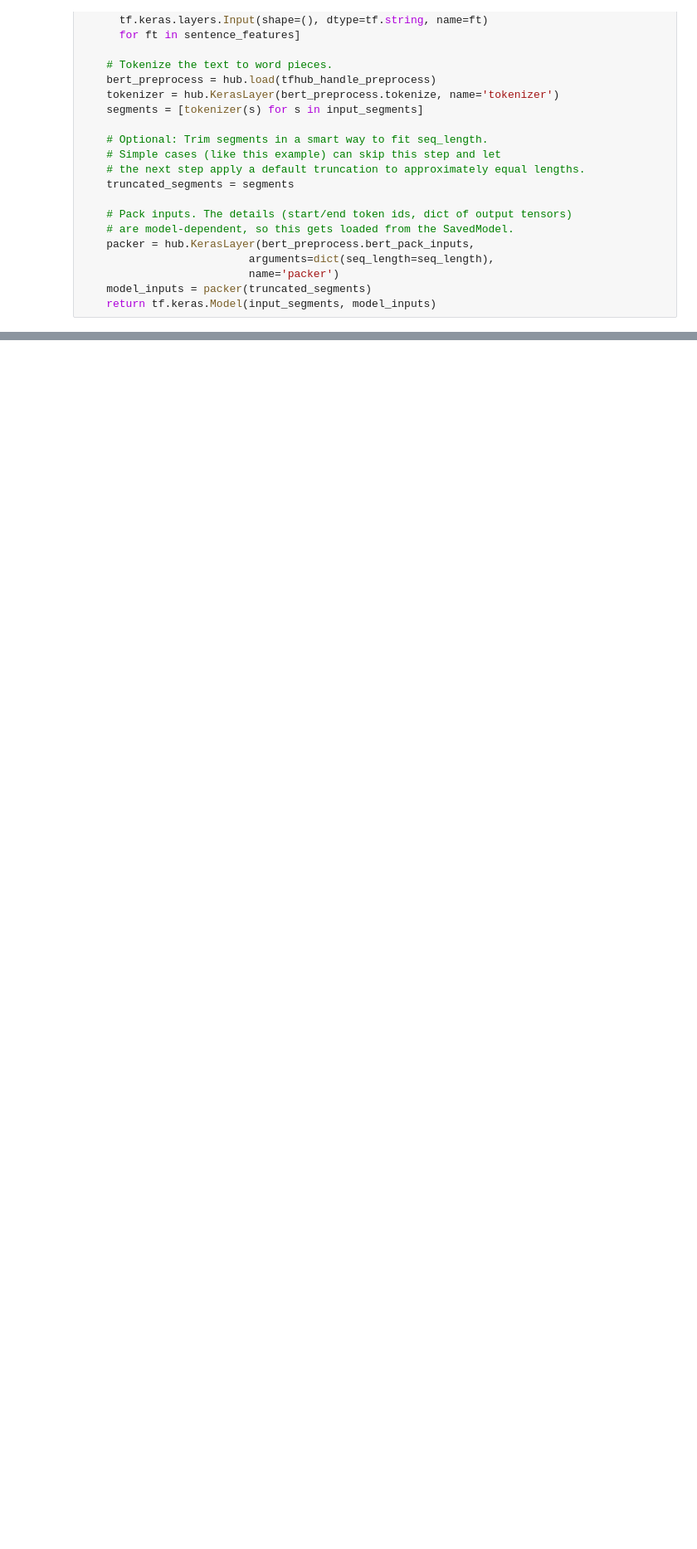
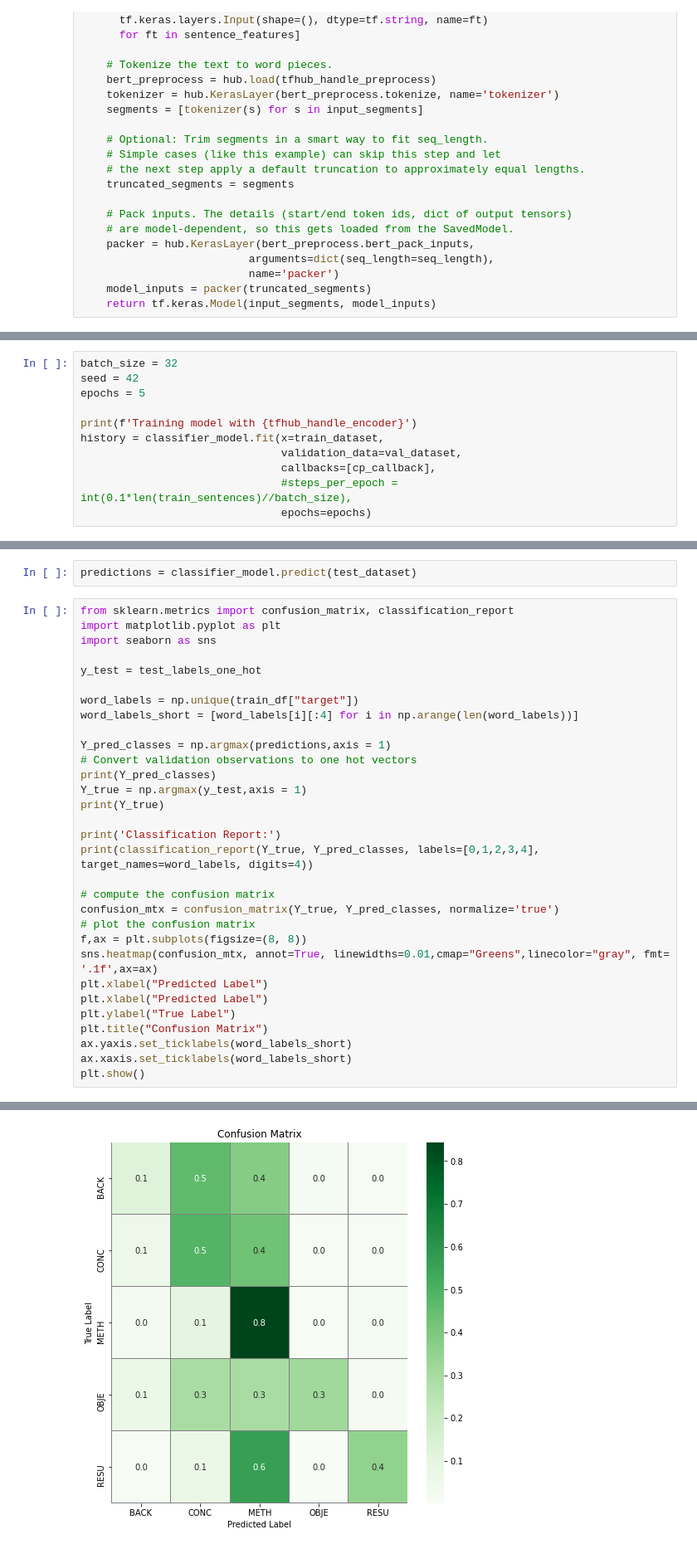
Before and after one commit to thecoldmoon/MSCI-NLP-Project, a Jupyter notebook: Tia-small-bert-Abstract-Segmentation.ipynb, the cells around one changed output, grey strips where cells are left out. Shown: that part at 83% size. Cells and saved outputs as stored; diff of their text form; blank space fills up the shorter version.

```diff
--- a/Tia-small-bert-Abstract-Segmentation.ipynb
+++ b/Tia-small-bert-Abstract-Segmentation.ipynb
@@ -413,0 +390,11 @@ print(tf.sigmoid(bert_raw_result))
+# %%
+batch_size = 32
+seed = 42
+epochs = 5
+
+print(f'Training model with {tfhub_handle_encoder}')
+history = classifier_model.fit(x=train_dataset,
+                               validation_data=val_dataset,
+                               callbacks=[cp_callback],
+                               #steps_per_epoch = int(0.1*len(train_sentences)//batch_size),
+                               epochs=epochs)
@@ -413,0 +429,34 @@ print(tf.sigmoid(bert_raw_result))
+# %%
+predictions = classifier_model.predict(test_dataset)
+# %%
+from sklearn.metrics import confusion_matrix, classification_report
+import matplotlib.pyplot as plt
+import seaborn as sns
+
+y_test = test_labels_one_hot
+
+word_labels = np.unique(train_df["target"])
+word_labels_short = [word_labels[i][:4] for i in np.arange(len(word_labels))]
+
+Y_pred_classes = np.argmax(predictions,axis = 1)
+# Convert validation observations to one hot vectors
+print(Y_pred_classes)
+Y_true = np.argmax(y_test,axis = 1)
+print(Y_true)
+
+print('Classification Report:')
+print(classification_report(Y_true, Y_pred_classes, labels=[0,1,2,3,4], target_names=word_labels, digits=4))
+
+# compute the confusion matrix
+confusion_mtx = confusion_matrix(Y_true, Y_pred_classes, normalize='true')
+# plot the confusion matrix
+f,ax = plt.subplots(figsize=(8, 8))
+sns.heatmap(confusion_mtx, annot=True, linewidths=0.01,cmap="Greens",linecolor="gray", fmt= '.1f',ax=ax)
+plt.xlabel("Predicted Label")
+plt.xlabel("Predicted Label")
+plt.ylabel("True Label")
+plt.title("Confusion Matrix")
+ax.yaxis.set_ticklabels(word_labels_short)
+ax.xaxis.set_ticklabels(word_labels_short)
+plt.show()
+# %% [output]
@@ -413,0 +477 @@ print(tf.sigmoid(bert_raw_result))
+[figure, added]
```
Also changed, not shown: parts of 22 cells of this notebook, 29 other files.
